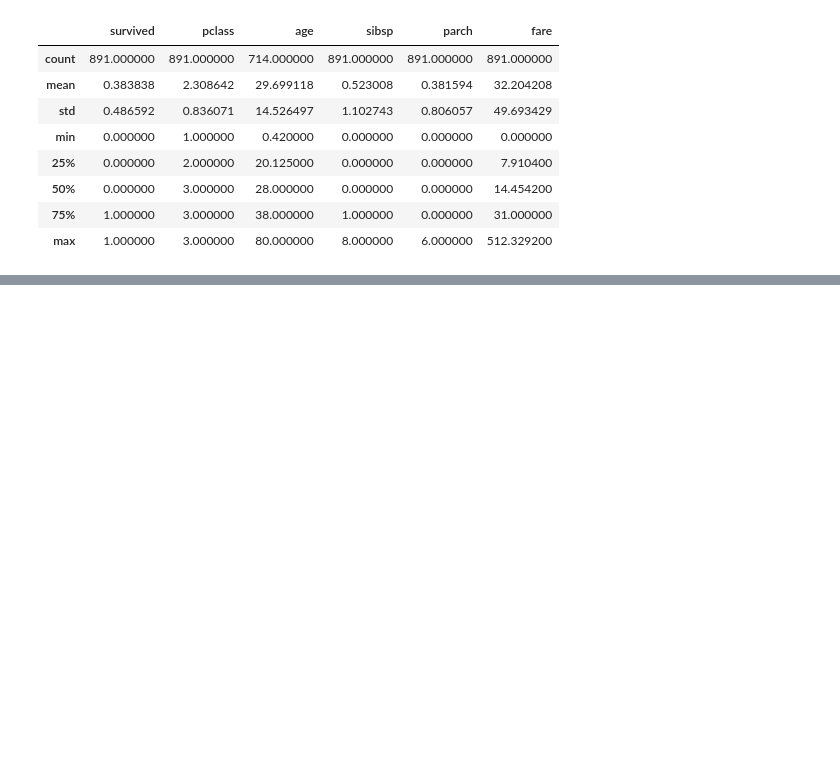
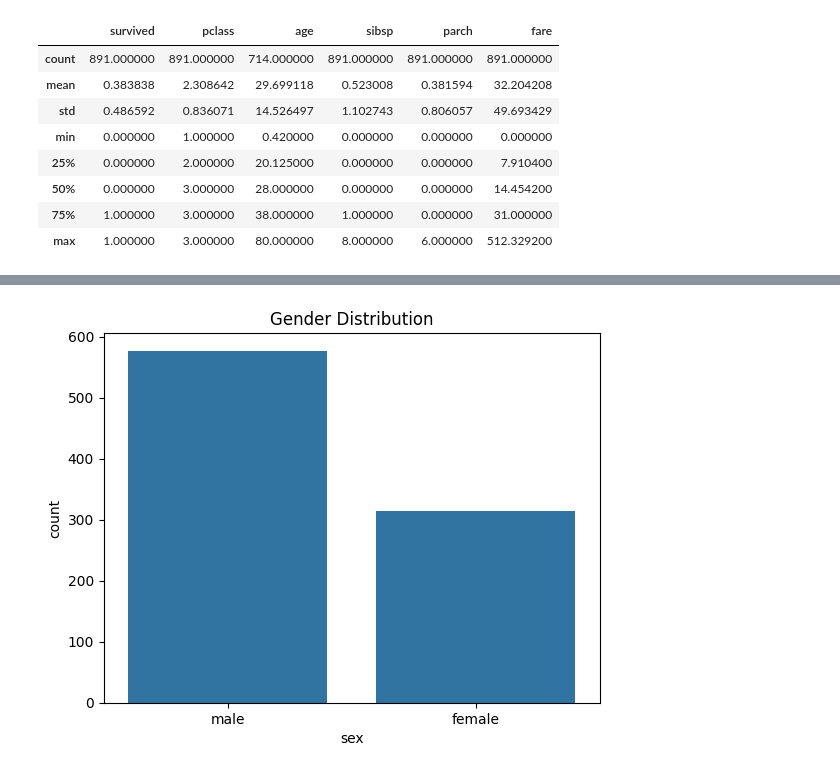
Before and after one commit to tanishkagupta-19/ml-prac, a Jupyter notebook: sem5_numpy/EDA.ipynb, the cells around one changed output, grey strips where cells are left out. Cells and saved outputs as stored; diff of their text form; code cells hidden in the pictures; blank space fills up the shorter version.

```diff
--- a/sem5_numpy/EDA.ipynb
+++ b/sem5_numpy/EDA.ipynb
@@ -73,0 +109,6 @@ df.describe()
+# %%
+sns.countplot( x='sex', data=df)
+plt.title('Gender Distribution')
+plt.show()
+# %% [output]
+[figure, added]
```
Also changed, not shown: parts of 6 cells of this notebook.
